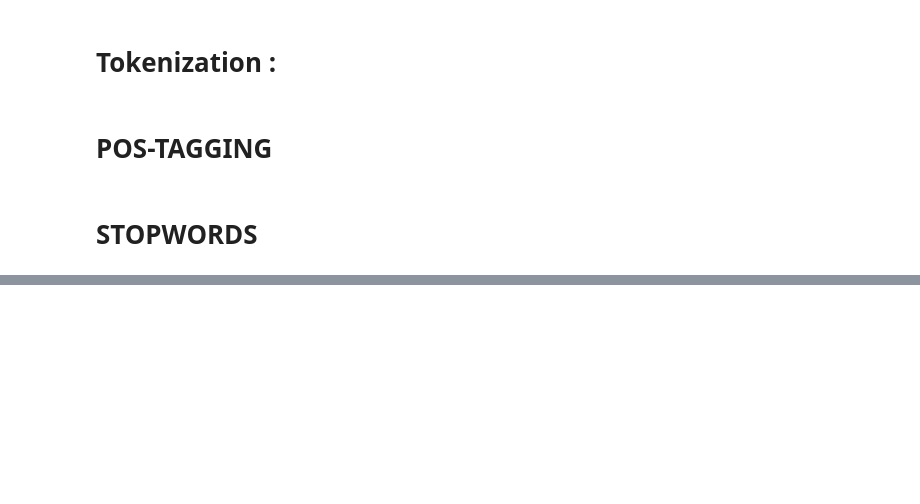
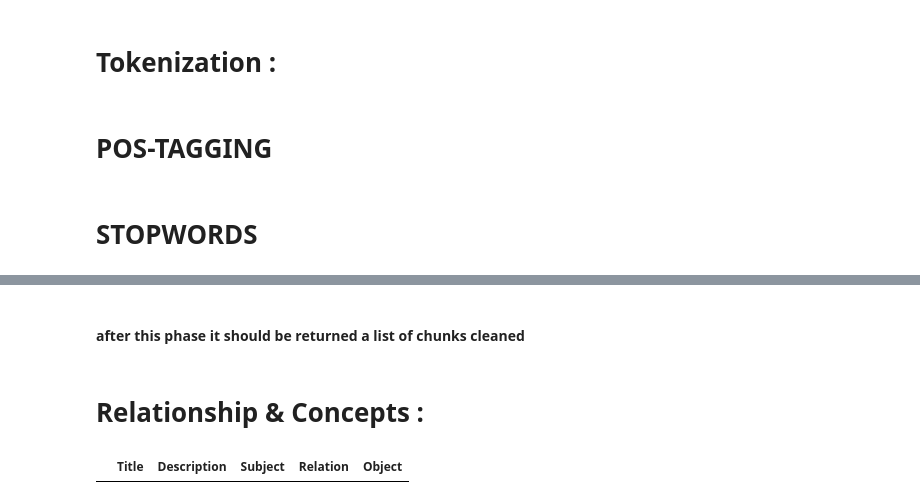
Before and after one commit to MohamedDhibi/ProjetAI, a Jupyter notebook: Preproc V1.0.ipynb, the cells around one changed output, grey strips where cells are left out. Saved outputs shown, nothing was run; the diff lists cells and outputs as text; code cells hidden in the pictures; blank space fills up the shorter version.

```diff
--- a/Preproc V1.0.ipynb
+++ b/Preproc V1.0.ipynb
@@ -589,0 +677,4 @@ chunks
+# %% [markdown]
+#### after this phase it should be returned a list of chunks cleaned
+# %% [markdown]
+#  Relationship & Concepts :
@@ -589,0 +685,4 @@ chunks
+# %%
+new
+# %% [output]
+|  | Title | Description | Subject | Relation | Object |
```
Also changed, not shown: parts of 43 cells of this notebook.
